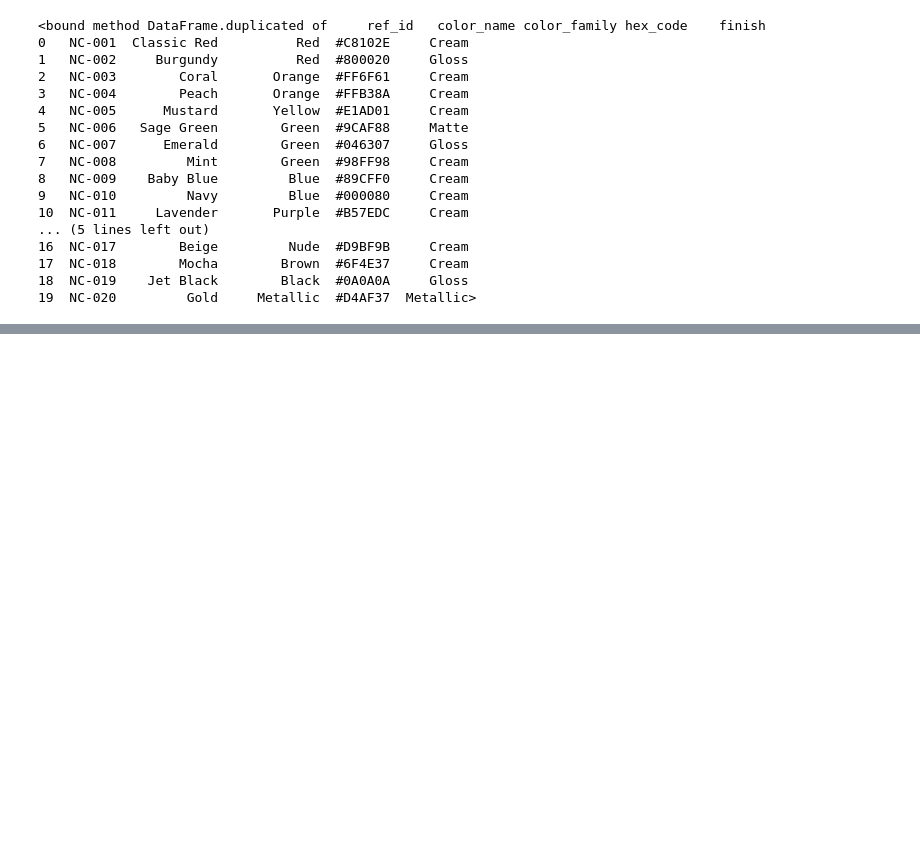
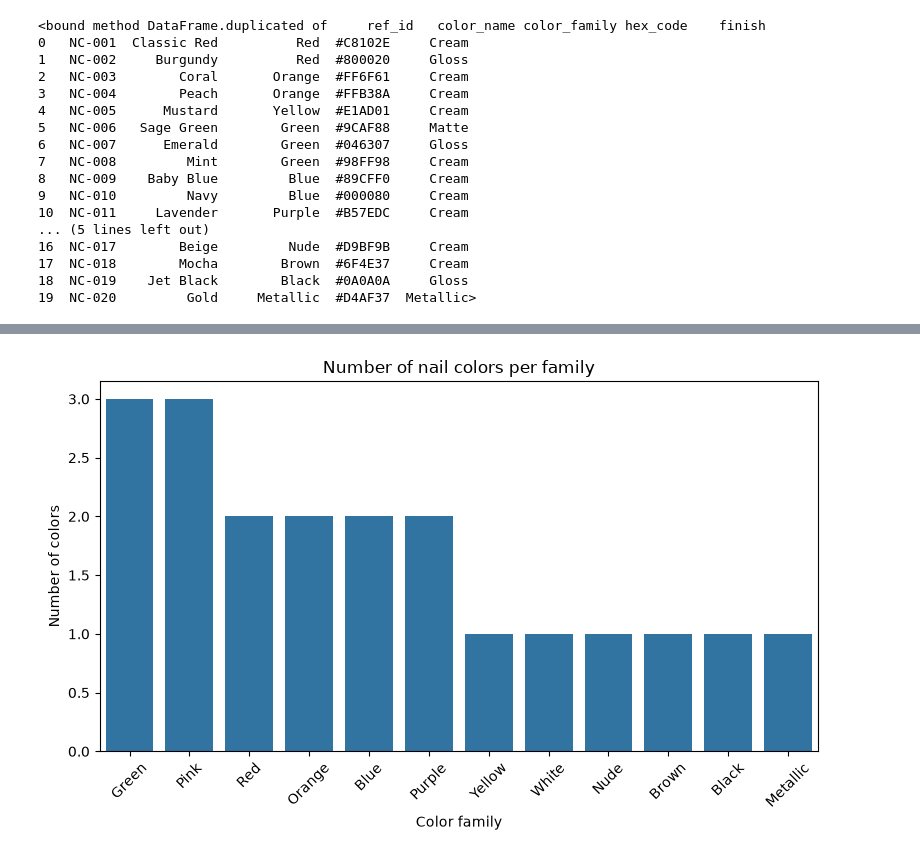
Before and after one commit to narimane-ach/ML-Project, a Jupyter notebook: nail.ipynb, the cells around one changed output, grey strips where cells are left out. Cells and saved outputs as stored; diff of their text form; code cells hidden in the pictures; blank space fills up the shorter version.

```diff
--- a/nail.ipynb
+++ b/nail.ipynb
@@ -84,0 +111,11 @@ data.shape
+# %%
+plt.figure(figsize=(8, 5))
+sns.countplot(data=df, x="color_family",order=df["color_family"].value_counts().index)
+plt.title("Number of nail colors per family")
+plt.xlabel("Color family")
+plt.ylabel("Number of colors")
+plt.xticks(rotation=45)
+plt.tight_layout()
+plt.show()
+# %% [output]
+[figure, added]
```
Also changed, not shown: parts of 10 cells of this notebook.
